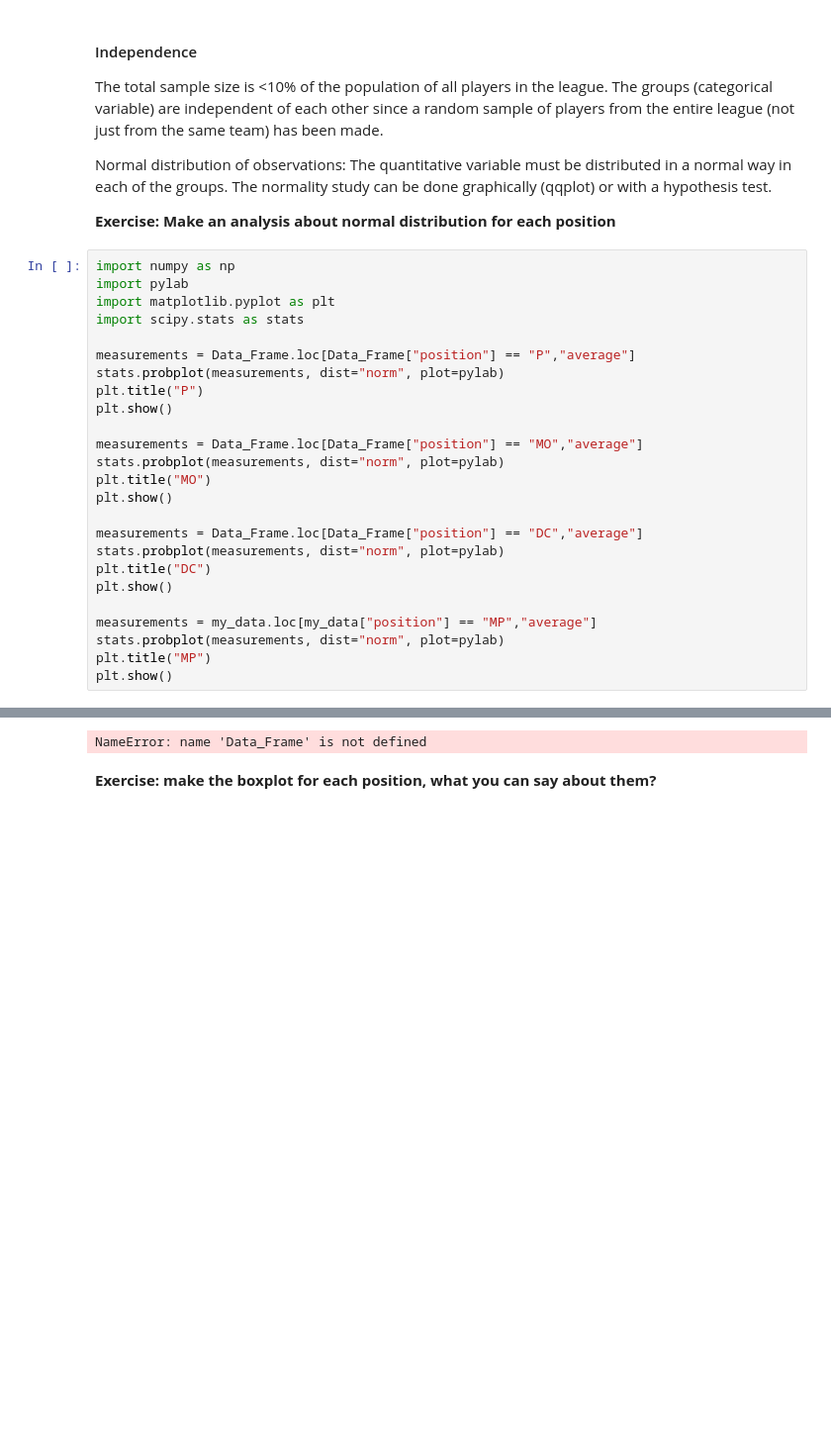
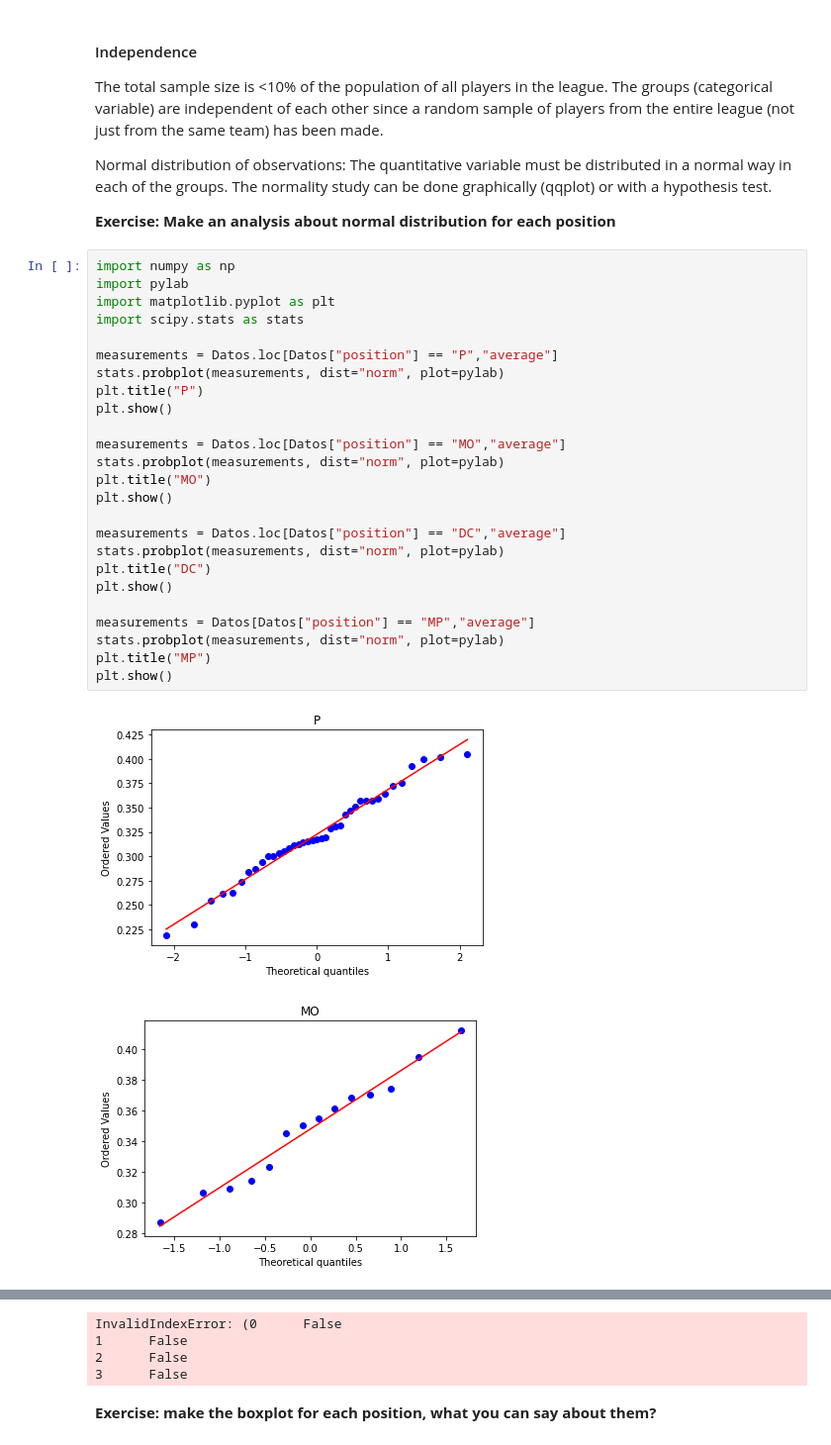
Before and after one commit to marfurt1/hypothesis-testing-exercises-project-with-python, a Jupyter notebook: notebook/problems.ipynb, the cells around one changed output, grey strips where cells are left out. Shown at 99% size. Drawn from its saved outputs; the diff is of its cells as text; blank space fills up the shorter version.

```diff
--- a/notebook/problems.ipynb
+++ b/notebook/problems.ipynb
@@ -62,26 +129,28 @@ Normal distribution of observations: The quantitative variable must be distribut
 # %%
 import numpy as np
 import pylab
 import matplotlib.pyplot as plt
 import scipy.stats as stats
 
-measurements = Data_Frame.loc[Data_Frame["position"] == "P","average"]
+measurements = Datos.loc[Datos["position"] == "P","average"]
 stats.probplot(measurements, dist="norm", plot=pylab)
 plt.title("P")
 plt.show()
 
-measurements = Data_Frame.loc[Data_Frame["position"] == "MO","average"]
+measurements = Datos.loc[Datos["position"] == "MO","average"]
 stats.probplot(measurements, dist="norm", plot=pylab)
 plt.title("MO")
 plt.show()
 
-measurements = Data_Frame.loc[Data_Frame["position"] == "DC","average"]
+measurements = Datos.loc[Datos["position"] == "DC","average"]
 stats.probplot(measurements, dist="norm", plot=pylab)
 plt.title("DC")
 plt.show()
 
-measurements = my_data.loc[my_data["position"] == "MP","average"]
+measurements = Datos[Datos["position"] == "MP","average"]
 stats.probplot(measurements, dist="norm", plot=pylab)
 plt.title("MP")
 plt.show()
 # %% [output]
+[figure, added]
+[figure, added]
@@ -88,4 +158,7 @@ plt.show()
-NameError: name 'Data_Frame' is not defined
+InvalidIndexError: (0      False
+1      False
+2      False
+3      False
 # %% [markdown]
 **Exercise: make the boxplot for each position, what you can say about them?**
 # %%
```
Also changed, not shown: parts of 16 cells of this notebook.
